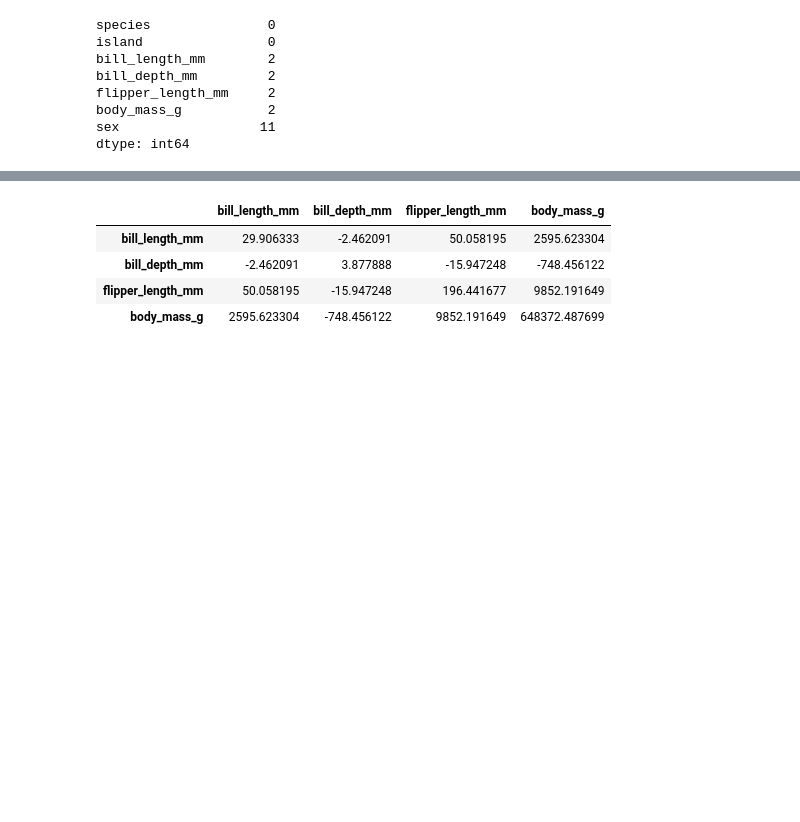
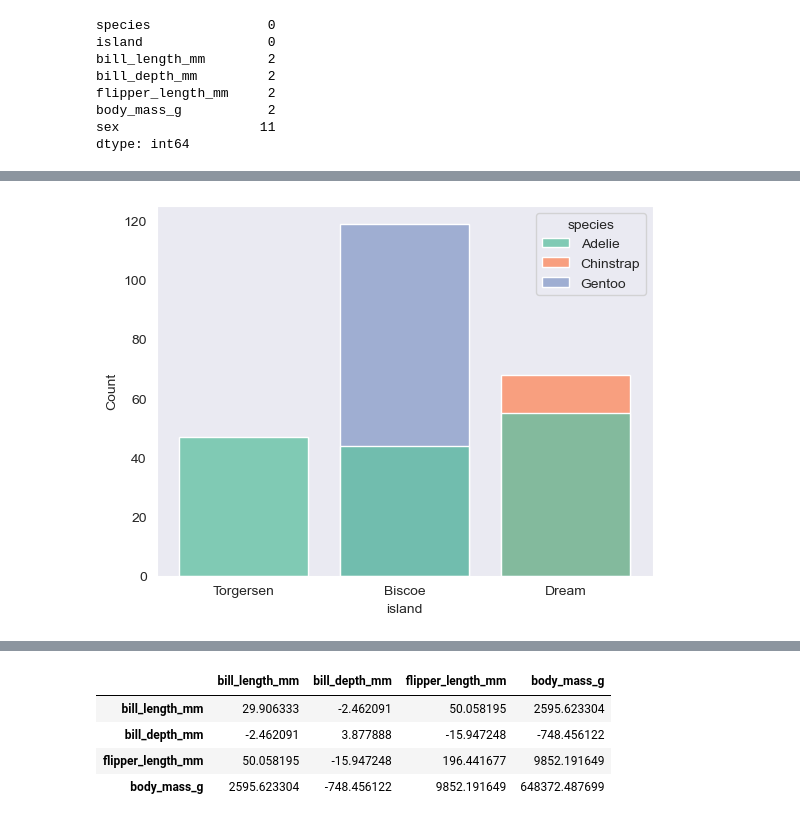
Before and after one commit to lmacakova/pda.assessment, a Jupyter notebook: penguins.ipynb, the cells around one changed output, grey strips where cells are left out. Cells and saved outputs as stored; diff of their text form; code cells hidden in the pictures; blank space fills up the shorter version.

Commit message:
graphs

```diff
--- a/penguins.ipynb
+++ b/penguins.ipynb
@@ -79,0 +123,5 @@ df.describe(include='all')
+# %%
+with sns.color_palette("Set2"):
+    sns.histplot(df, x='island', hue='species', shrink=0.8, alpha=0.8)
+# %% [output]
+[figure, added]
```
Also changed, not shown: parts of 17 cells of this notebook.
